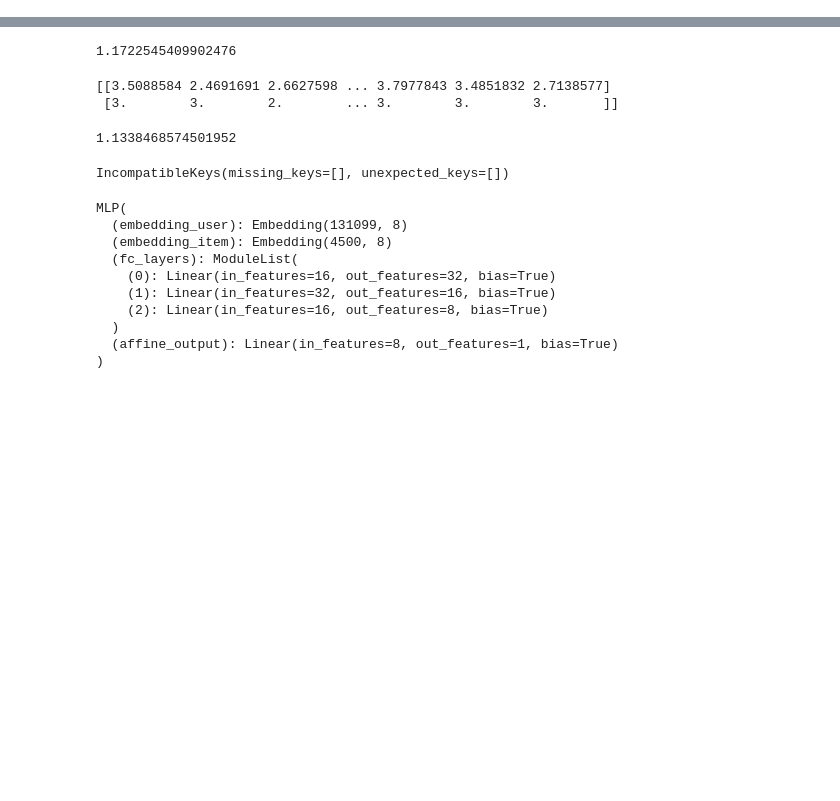
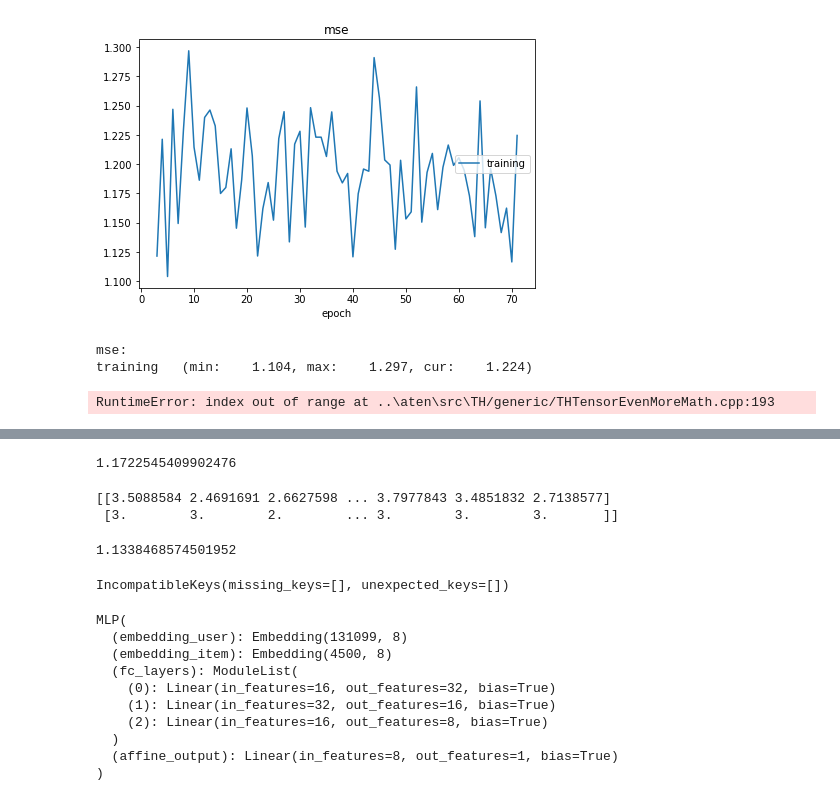
Before and after one commit to SnowWindSaveYou/UTS_ML2019_99151300, a Jupyter notebook: MF.ipynb, the cells around one changed output, grey strips where cells are left out. Cells and saved outputs as stored; diff of their text form; code cells hidden in the pictures; blank space fills up the shorter version.

```diff
--- a/MF.ipynb
+++ b/MF.ipynb
@@ -175,0 +312,18 @@ MLP_criterion = torch.nn.MSELoss()
+# %%
+train_mse = 0
+val_mse = 0
+for epoch in range(EPOCH):
+    print("epoch: ", epoch)
+    train_mse = epoch_run(MLP_model, train_generator, MLP_opt, MLP_criterion,"train",True)
+    val_mse = epoch_run(MLP_model, test_generator, MLP_opt, MLP_criterion, "val")
+    loss_.append(train_mse)
+    loss_t.append(val_mse)
+    if epoch%5 ==0:
+        torch.save(MLP_model.state_dict(), './models/mfmlp_10.pkl')
+    print("train loss: ", train_mse)
+    print("val loss: ", val_mse)
+# %% [output]
+[figure, added]
+mse:
+training   (min:    1.104, max:    1.297, cur:    1.224)
+RuntimeError: index out of range at ..\aten\src\TH/generic/THTensorEvenMoreMath.cpp:193
```
Also changed, not shown: parts of 22 cells of this notebook.
